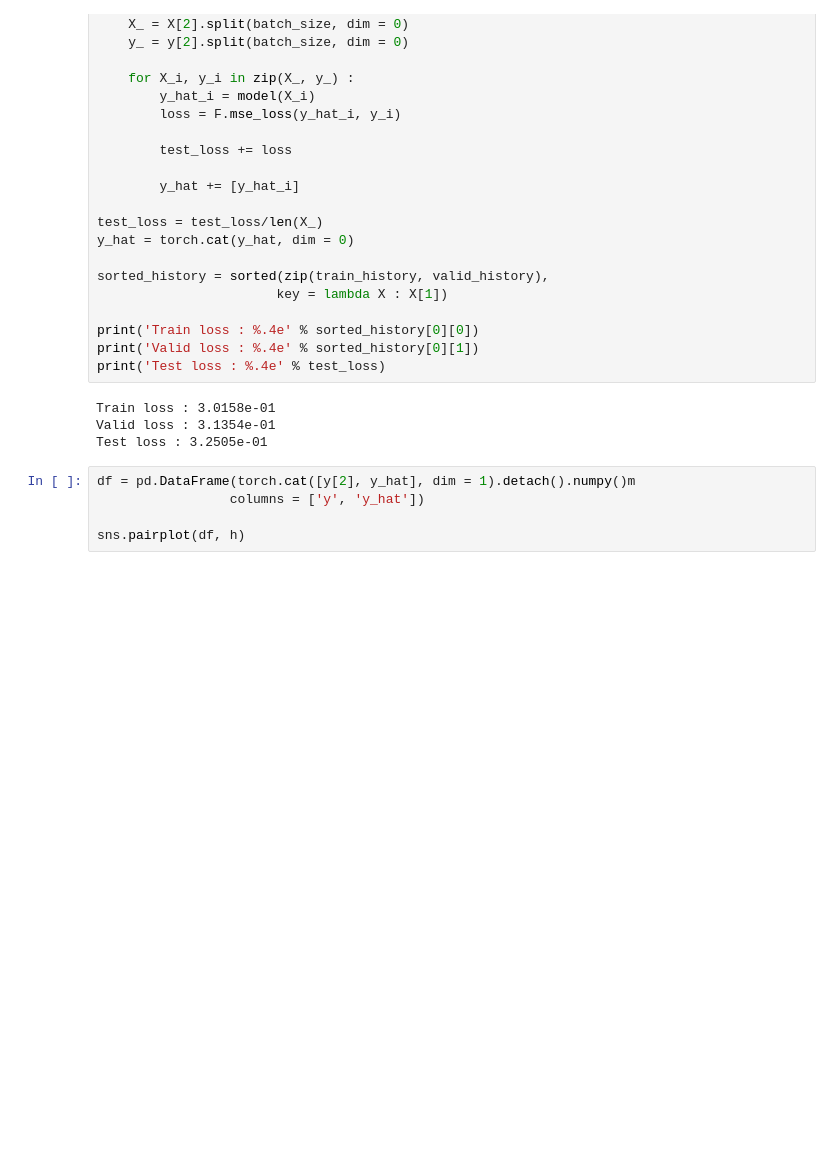
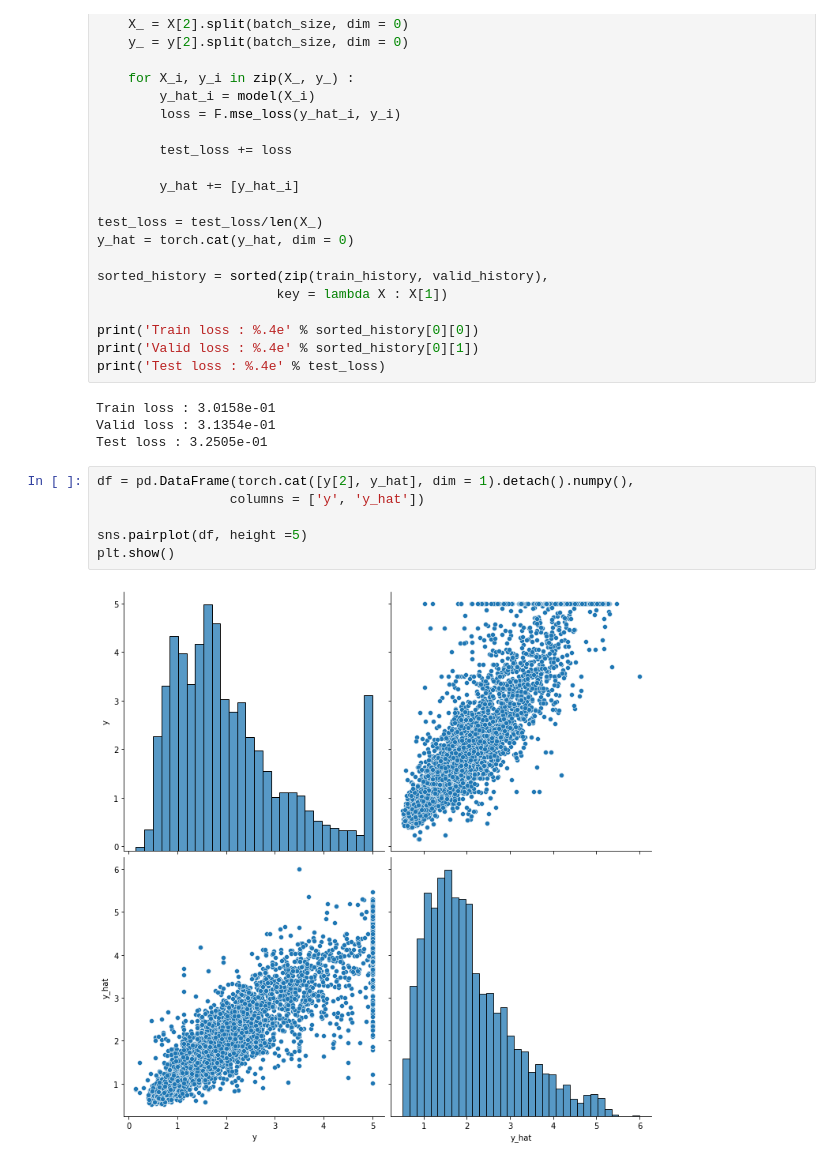
Before and after one commit to mg4432/StartingDL, a Jupyter notebook: practice/Split_dataset.ipynb, the cells around one changed output. Drawn from its saved outputs; the diff is of its cells as text; blank space fills up the shorter version.

```diff
--- a/practice/Split_dataset.ipynb
+++ b/practice/Split_dataset.ipynb
@@ -273,7 +273,10 @@ Train loss : 3.0158e-01
 Valid loss : 3.1354e-01
 Test loss : 3.2505e-01
 # %%
-df = pd.DataFrame(torch.cat([y[2], y_hat], dim = 1).detach().numpy()m
+df = pd.DataFrame(torch.cat([y[2], y_hat], dim = 1).detach().numpy(),
                  columns = ['y', 'y_hat'])
 
-sns.pairplot(df, h)
+sns.pairplot(df, height =5)
+plt.show()
+# %% [output]
+[figure, added]
```
